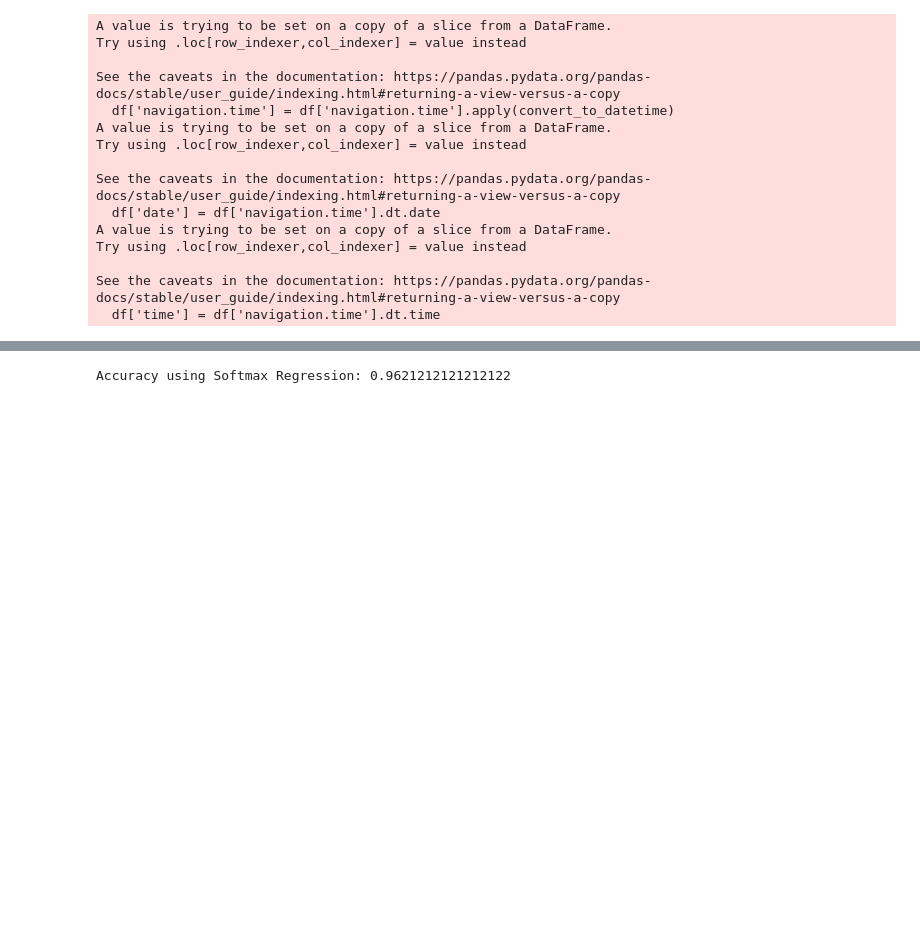
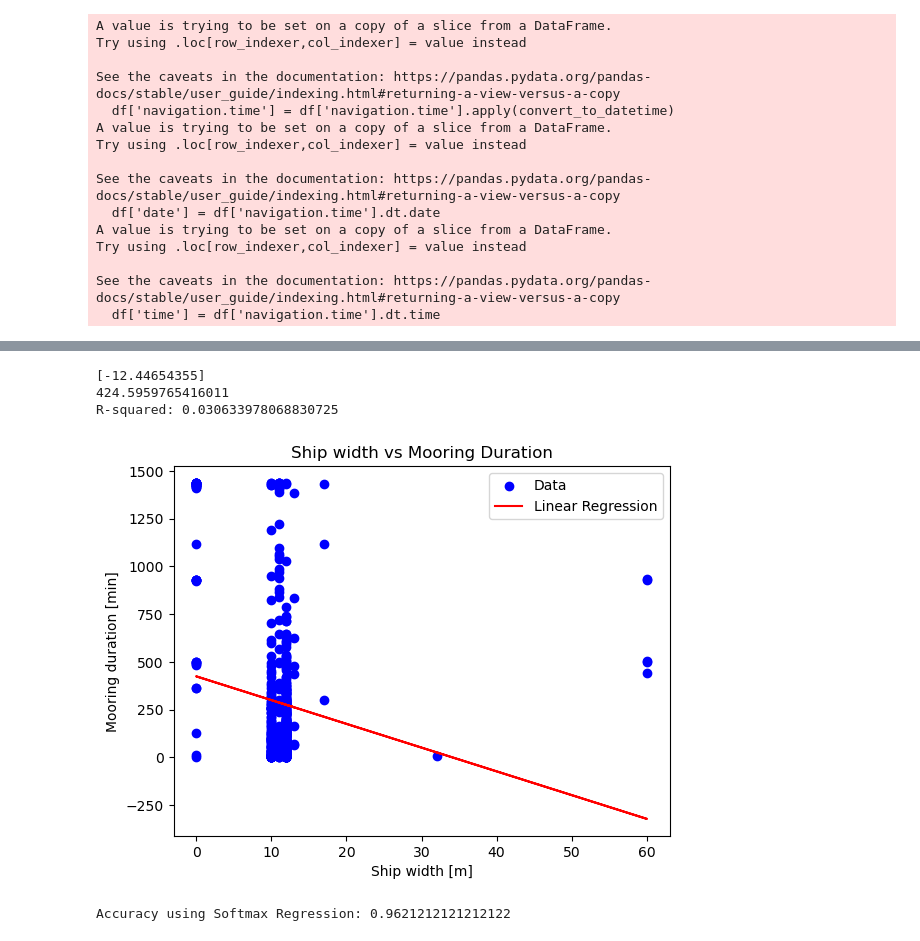
Before and after one commit to rlambregts/ME44312-AIS-Assignment, a Jupyter notebook: Data Processing_final_alles.ipynb, the cells around one changed output, grey strips where cells are left out. Saved outputs shown, nothing was run; the diff lists cells and outputs as text; code cells hidden in the pictures; blank space fills up the shorter version.

```diff
--- a/Data Processing_final_alles.ipynb
+++ b/Data Processing_final_alles.ipynb
@@ -519,3 +599,35 @@ print(len(vessel_array))
+# %%
+ship_width = np.array(final_df['vessel_width']).reshape(-1, 1)
+
+lin_regression = LinearRegression().fit(ship_width, mooring_time)
+print(lin_regression.coef_)
+print(lin_regression.intercept_)
+
+y_pred = lin_regression.predict(ship_width)
+
+r_squared = r2_score(mooring_time, y_pred)
+
+print("R-squared:", r_squared)
+
+# Plot the data points
+plt.scatter(ship_width, mooring_time, color='blue', label='Data')
+
+# Plot the regression line
+plt.plot(ship_width, y_pred, color='red', label='Linear Regression')
+
+# Add labels and legend
+plt.xlabel('Ship width [m]')
+plt.ylabel('Mooring duration [min]')
+plt.title('Ship width vs Mooring Duration')
+plt.legend()
+
+# Show plot
+plt.show()
+# %% [output]
+[-12.44654355]
+424.5959765416011
+R-squared: 0.030633978068830725
+[figure, added]
 # %%
 from sklearn.model_selection import train_test_split
 from sklearn.linear_model import LogisticRegression
```
Also changed, not shown: parts of 10 cells of this notebook, 1 other file.
